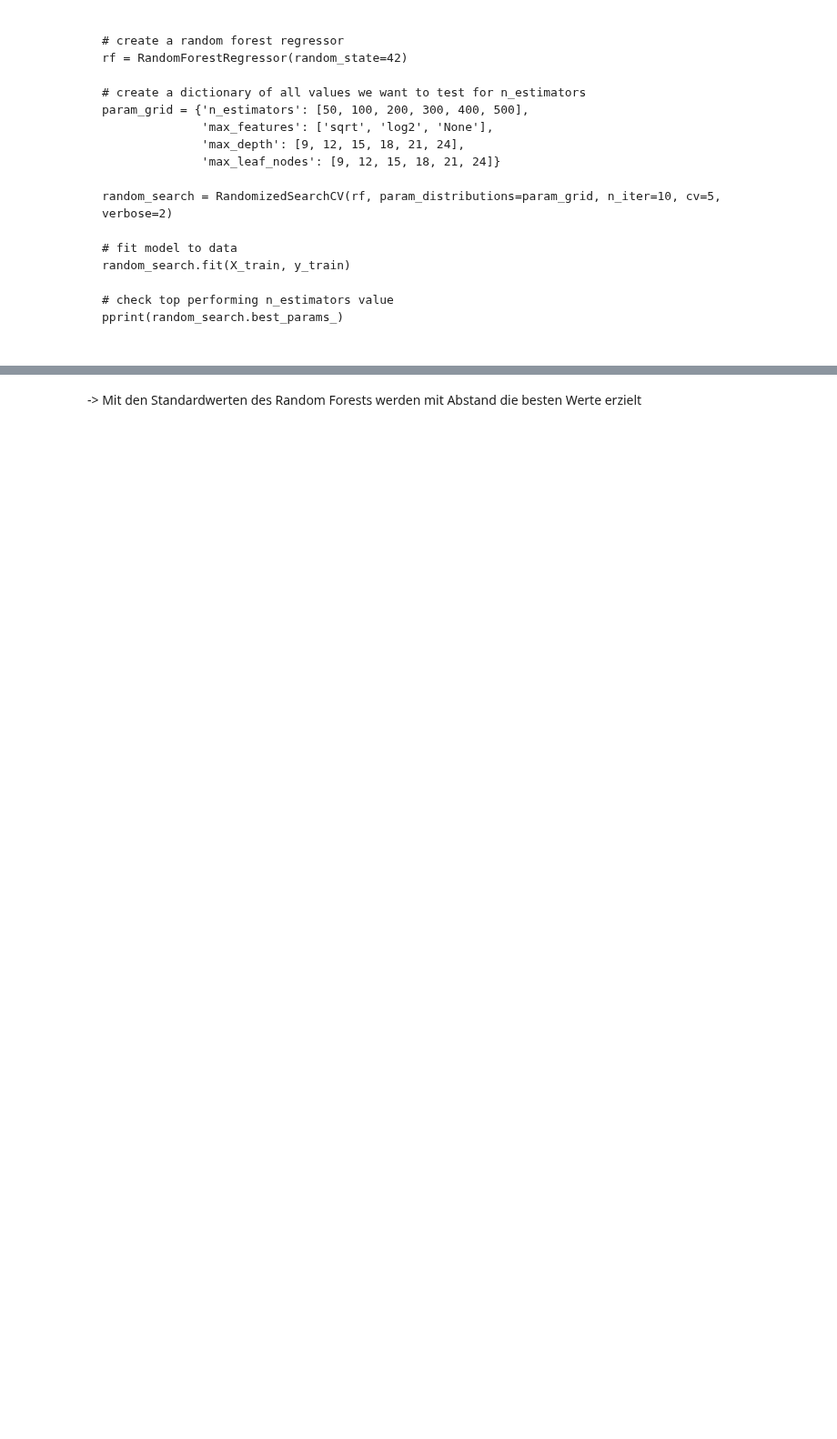
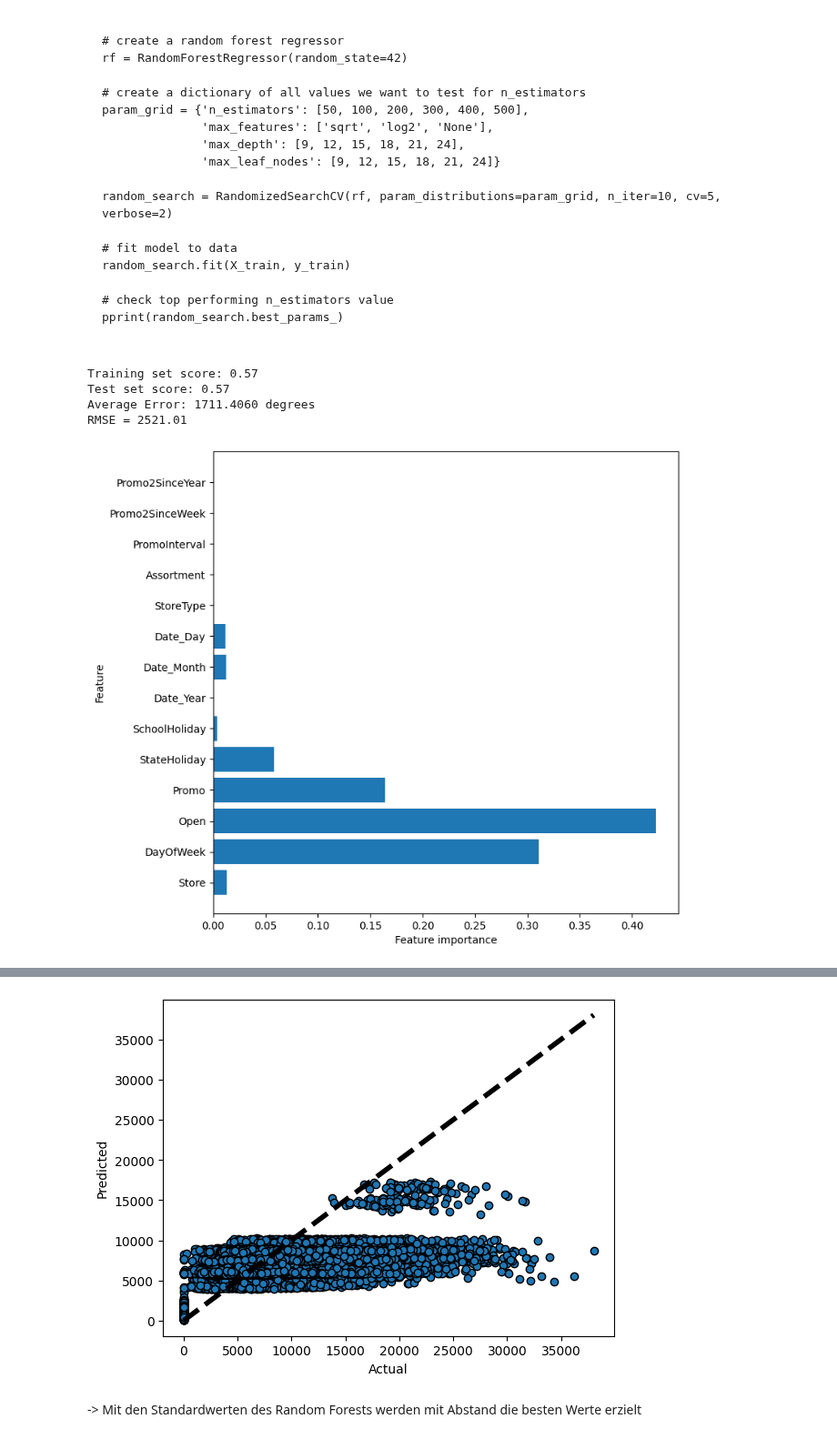
Before and after one commit to liamwan/rss-forecasts, a Jupyter notebook: rss-forecasts-wander.ipynb, the cells around one changed output, grey strips where cells are left out. Shown at 91% size. Saved outputs shown, nothing was run; the diff lists cells and outputs as text; code cells hidden in the pictures; blank space fills up the shorter version.

```diff
--- a/rss-forecasts-wander.ipynb
+++ b/rss-forecasts-wander.ipynb
@@ -540,9 +634,18 @@ pprint(random_search.best_params_)
 # %%
 # create a random forest regressor using the best parameter
 rf = RandomForestRegressor(n_estimators=300, max_features='log2', max_depth=12, max_leaf_nodes=24, random_state=42)
 
 # train and evaluate the model
 rf = train_evaluate(rf, X_train, y_train, X_test, y_test)
 
 # plot feature importance
 plot_feature_importance(rf)
+
+# plot predicted vs actual values
+plot_predicted_vs_actual(rf)
+# %% [output]
+Training set score: 0.57
+Test set score: 0.57
+Average Error: 1711.4060 degrees
+RMSE = 2521.01
+[figure, added]
@@ -549,3 +653,4 @@ plot_feature_importance(rf)
+[figure, added]
 # %% [markdown]
 -> Mit den Standardwerten des Random Forests werden mit Abstand die besten Werte erzielt
 # %%
```
Also changed, not shown: parts of 23 cells of this notebook.
